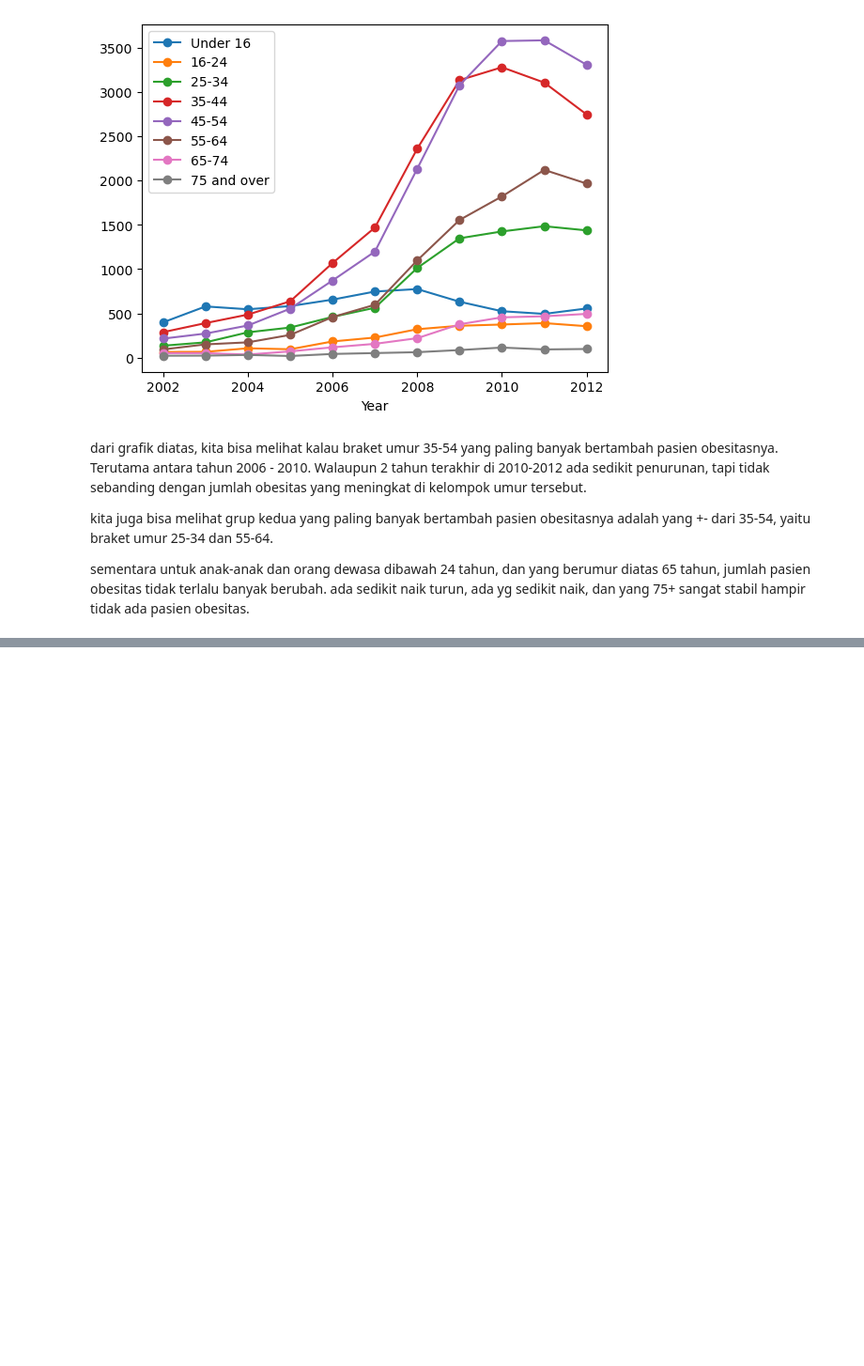
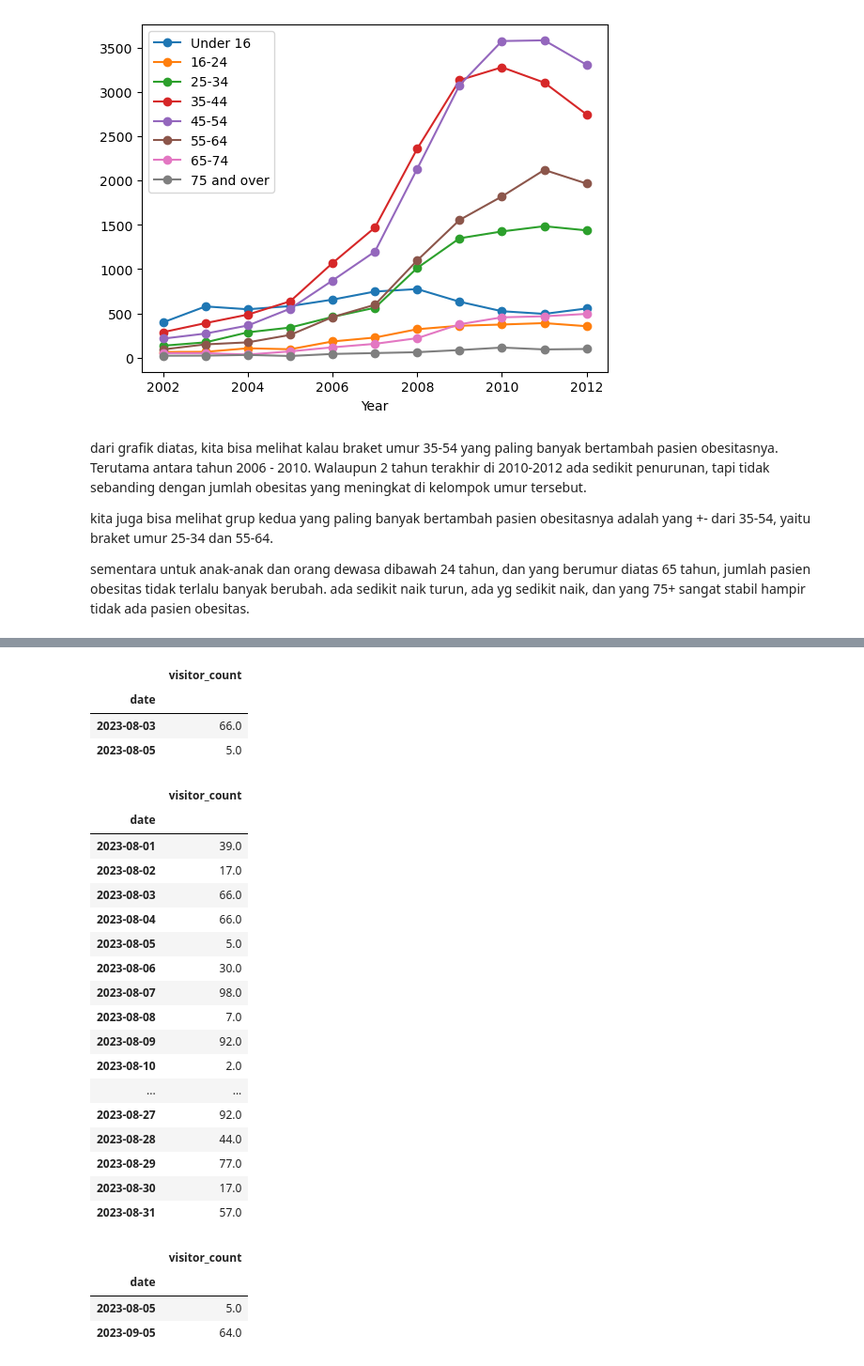
Before and after one commit to stefkwan-h8/pytn097, a Jupyter notebook: Sesi6.ipynb, the cells around one changed output, grey strips where cells are left out. Shown: that part at 94% size. Saved outputs shown, nothing was run; the diff lists cells and outputs as text; code cells hidden in the pictures; blank space fills up the shorter version.

```diff
--- a/Sesi6.ipynb
+++ b/Sesi6.ipynb
@@ -570,0 +682,38 @@ sementara untuk anak-anak dan orang dewasa dibawah 24 tahun, dan yang berumur di
+# %%
+# ambil data di beberapa tanggal
+df_dummy_visitor.loc[['2023-08-03','2023-08-05']]
+# %% [output]
+|  | visitor_count |
+| date |  |
+| 2023-08-03 | 66.0 |
+| 2023-08-05 | 5.0 |
+# %%
+# ambil data di bulan dan tahun tertentu
+df_dummy_visitor.loc['2023-08']
+# %% [output]
+|  | visitor_count |
+| date |  |
+| 2023-08-01 | 39.0 |
+| 2023-08-02 | 17.0 |
+| 2023-08-03 | 66.0 |
+| 2023-08-04 | 66.0 |
+| 2023-08-05 | 5.0 |
+| 2023-08-06 | 30.0 |
+| 2023-08-07 | 98.0 |
+| 2023-08-08 | 7.0 |
+| 2023-08-09 | 92.0 |
+| 2023-08-10 | 2.0 |
+| ... | ... |
+| 2023-08-27 | 92.0 |
+| 2023-08-28 | 44.0 |
+| 2023-08-29 | 77.0 |
+| 2023-08-30 | 17.0 |
+| 2023-08-31 | 57.0 |
+# %%
+# ambil khusus tanggal 5
+df_dummy_visitor.loc[df_dummy_visitor.index.day==5]
+# %% [output]
+|  | visitor_count |
+| date |  |
+| 2023-08-05 | 5.0 |
+| 2023-09-05 | 64.0 |
```
Also changed, not shown: parts of 30 cells of this notebook, 1 other file.
